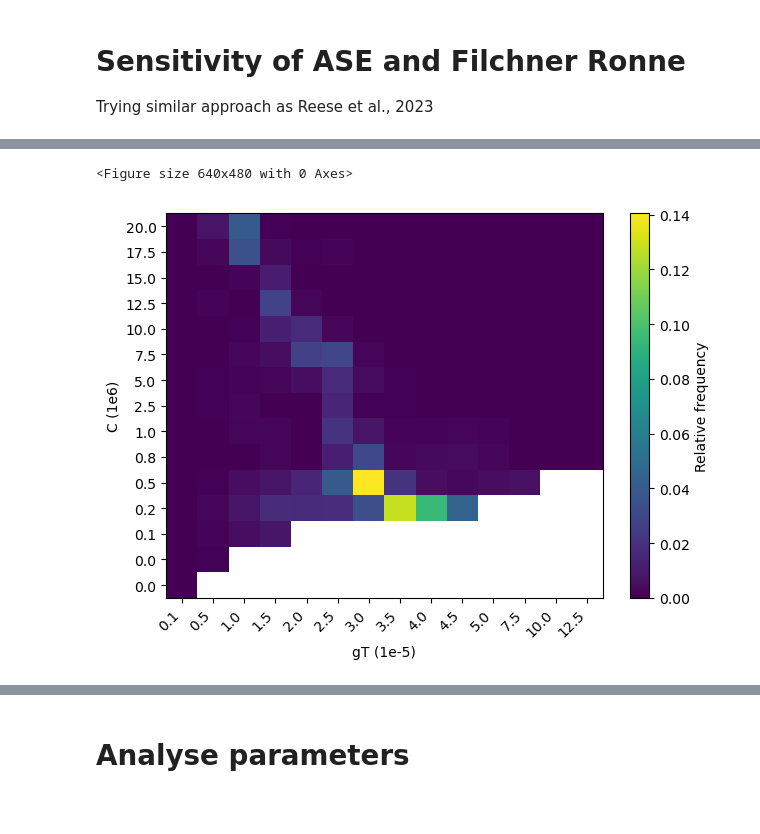
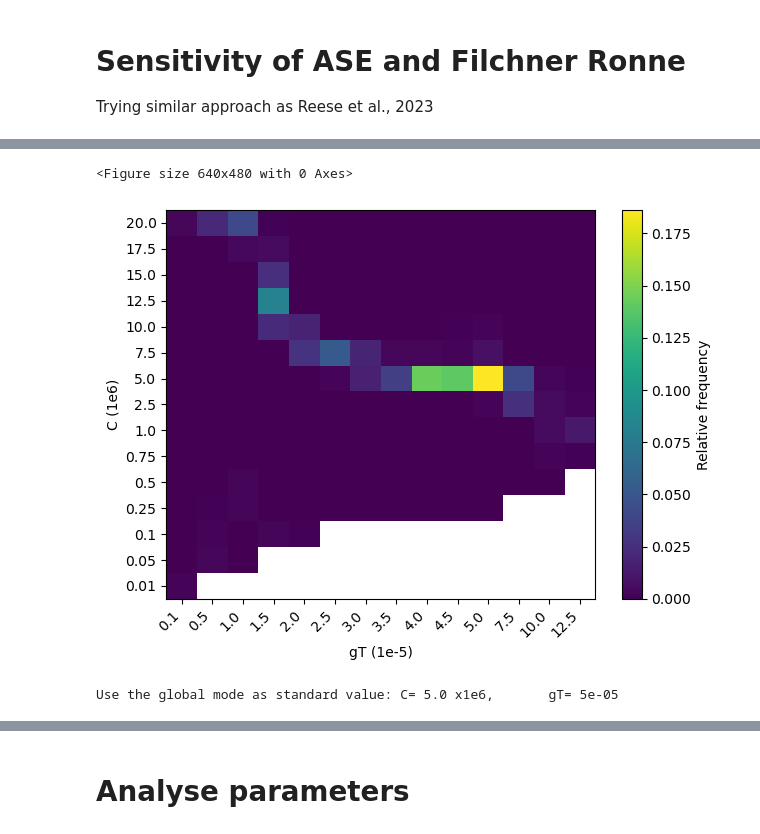
Before and after one commit to ismip/ismip7-antarctic-ocean-forcing, a Jupyter notebook: parameterisations/parameter_selection_pico_example.ipynb, the cells around one changed output, grey strips where cells are left out. Drawn from its saved outputs; the diff is of its cells as text; code cells hidden in the pictures.

```diff
--- a/parameterisations/parameter_selection_pico_example.ipynb
+++ b/parameterisations/parameter_selection_pico_example.ipynb
@@ -346,11 +423,12 @@ Trying similar approach as Reese et al., 2023
 # %%
 t1_weights = xr.DataArray(
-    t1_obs_mean*0+1,
+    t1_model.isel(p1=0,p2=0)*0+1,
     dims=["basins"],
     coords={"basins": t1_model.basins.values}
 )
 
 t1_weights = t1_weights.where( (t1_weights.basins==9)| (t1_weights.basins==14), other=0)
+t1_weights = t1_weights*0
 # %%
 # Buttressing Flux Response Numbers, remapped to 8km
 bfrn = xr.load_dataset(os.path.join(data_path, 'bfrns',"BFRN_ismip8km_v2.nc"))
@@ -362,6 +440,8 @@ t2_weights = xr.DataArray(
     dims=["BFRN_bins"],
     coords={"BFRN_bins": t2_obs_mean.BFRN_bins.values}
 )
+
+t2_weights = t2_weights*0
 # %%
 weights_data = np.ones(t3_model.isel(p1=0,p2=0).shape)
 
@@ -372,7 +452,7 @@ t3_weights = xr.DataArray(
             "basins": t3_model.basins.values}
 )
 
-t3_weights = t3_weights.where( (t3_weights.basins==9)| (t3_weights.basins==14), other=0)
+t3_weights = t3_weights.where( (t3_weights.basins==14) , other=0)
 # %%
 # introduce weights, shape of region, years
 
@@ -389,7 +469,7 @@ t4_weights = xr.DataArray(
 t4_weights = t4_weights.where(t4_weights.region == "pig", other=0)
 t4_weights = t4_weights.where((t4_weights.year ==2009) | (t4_weights.year==2012)  ,other=0)
 # %%
-sample_size=10000
+sample_size=100000
 
 min_p1, min_p2 = calculate_objective_function(
     sample_size,
@@ -405,32 +485,42 @@ ax = axes
 x_edges = np.array( np.append(pd_ensemble.p2.values[0]*0.5, pd_ensemble.p2.values+1e-7) )
 y_edges = np.array( np.append(pd_ensemble.p1.values[0]*0.5, pd_ensemble.p1.values+0.001e6) )
 counts, _, _ = np.histogram2d(min_p2,np.array(min_p1), bins=[x_edges, y_edges])
 plt.clf()
 
 fig, ax = plt.subplots()
 
 counts_masked = np.ma.masked_where(invalid.values==True, counts.T)
 
 im = ax.pcolormesh(np.arange(len(x_edges)), np.arange(len(y_edges)),
                     #counts.T/sample_size, cmap='viridis', shading='auto', vmin=0 #, vmax=1000
                     counts_masked/sample_size, cmap='viridis', shading='auto', #vmin=0 , vmax=100/sample_size
                   )
 
-y_labels = np.round(pd_ensemble.p1.values/1e6, 1)
+y_labels = np.round(pd_ensemble.p1.values/1e6, 2)
 x_labels = np.round(pd_ensemble.p2.values*1e5, 1)
 
 # Set tick positions and labels
 ax.set_xticks(np.arange(len(x_labels))+0.5)
 ax.set_yticks(np.arange(len(y_labels))+0.5)
 ax.set_xticklabels(x_labels, rotation=45, ha='right')
 ax.set_yticklabels(y_labels)
 
 ax.set_ylabel("C (1e6)")
 ax.set_xlabel("gT (1e-5)")
 plt.colorbar(im, label='Relative frequency')
 plt.tight_layout()
 
 plt.savefig(os.path.join(figure_dir,pism_present_day_ensemble+'_Hist2D_Sample_Reese23_'+deltaTrange+'.png'))
 # %% [output]
 <Figure size 640x480 with 0 Axes>
-[figure, old version]
+[figure, new version]
+# %%
+# standard
+validcounts = np.ma.filled(counts_masked, fill_value=0)
+idx = np.unravel_index(np.argmax(validcounts), validcounts.shape)
+C_alt= t1_model.p1.values[idx[0]]
+gT_alt= t1_model.p2.values[idx[1]]
+print('Use the global mode as standard value: C=', C_alt/1e6, 'x1e6, \
+      gT=', gT_alt)
+# %% [output]
+Use the global mode as standard value: C= 5.0 x1e6,       gT= 5e-05
```
Also changed, not shown: parts of 24 cells of this notebook, 1 other file.
